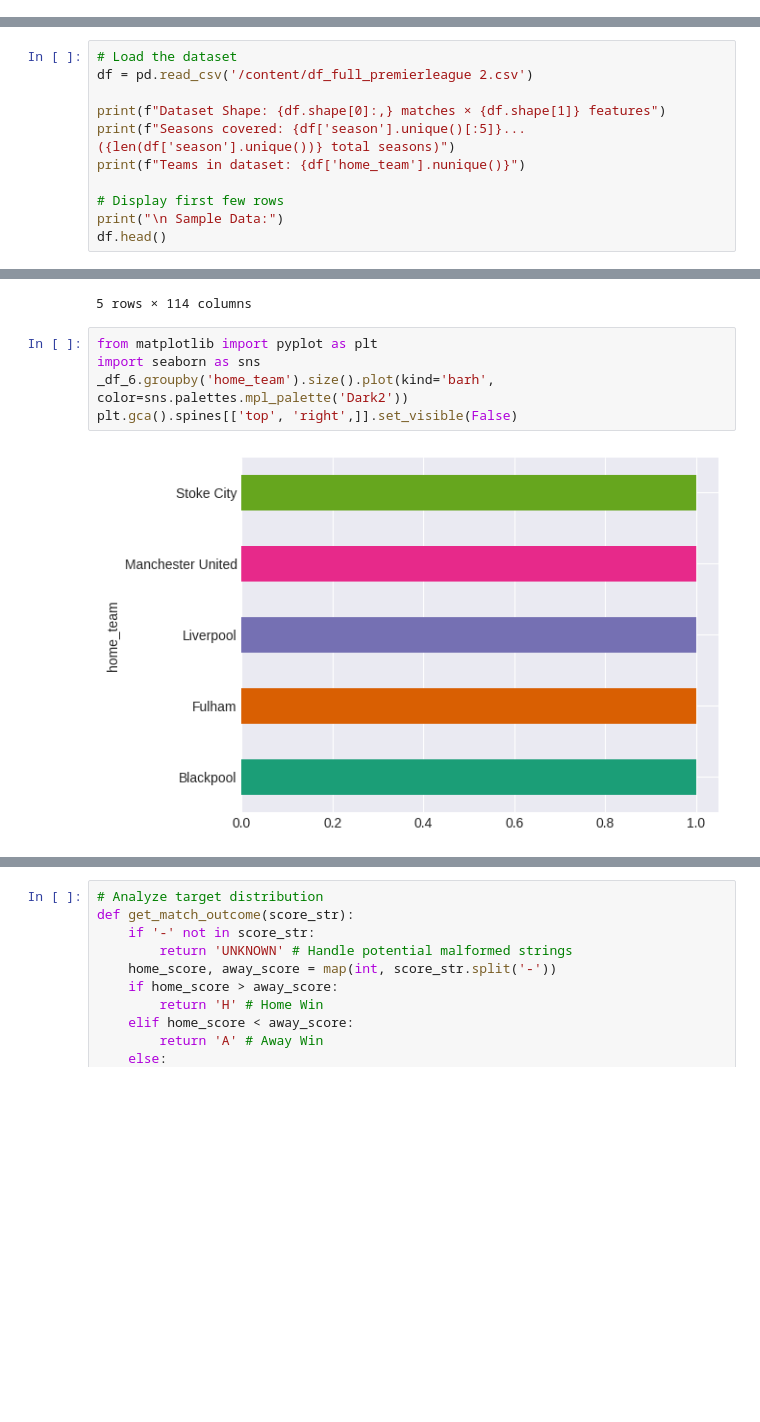
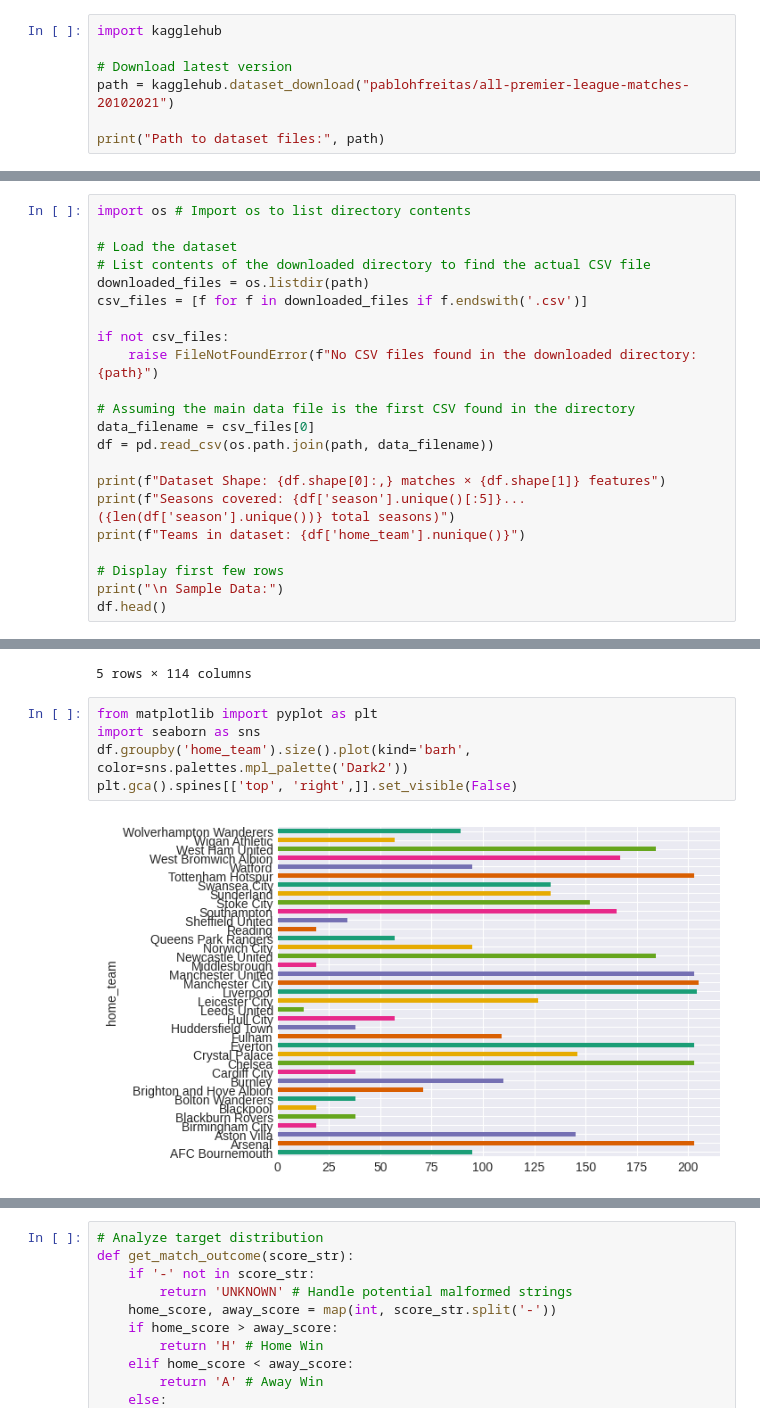
Before and after one commit to Eaglethatlives/Individual-Assignment-Machine-Learning-Tutorial, a Jupyter notebook: Enhanced_Tutorial_Logistic_Regression_vs_Random_Forests.ipynb, the cells around one changed output, grey strips where cells are left out. Saved outputs shown, nothing was run; the diff lists cells and outputs as text; blank space fills up the shorter version.

```diff
--- a/Enhanced_Tutorial_Logistic_Regression_vs_Random_Forests.ipynb
+++ b/Enhanced_Tutorial_Logistic_Regression_vs_Random_Forests.ipynb
@@ -150,3 +152,10 @@ print("✓ All libraries imported successfully!")
 ## 3. Data Loading and Exploration <a id="3-data"></a>
 
 Let's load our Premier League dataset and understand its structure.
+# %%
+import kagglehub
+
+# Download latest version
+path = kagglehub.dataset_download("pablohfreitas/all-premier-league-matches-20102021")
+
+print("Path to dataset files:", path)
@@ -153,6 +165,17 @@ Let's load our Premier League dataset and understand its structure.
 # %%
+import os # Import os to list directory contents
+
 # Load the dataset
-df = pd.read_csv('/content/df_full_premierleague 2.csv')
+# List contents of the downloaded directory to find the actual CSV file
+downloaded_files = os.listdir(path)
+csv_files = [f for f in downloaded_files if f.endswith('.csv')]
+
+if not csv_files:
+    raise FileNotFoundError(f"No CSV files found in the downloaded directory: {path}")
+
+# Assuming the main data file is the first CSV found in the directory
+data_filename = csv_files[0]
+df = pd.read_csv(os.path.join(path, data_filename))
 
 print(f"Dataset Shape: {df.shape[0]:,} matches × {df.shape[1]} features")
 print(f"Seasons covered: {df['season'].unique()[:5]}... ({len(df['season'].unique())} total seasons)")
@@ -177,10 +200,10 @@ Teams in dataset: 37
 # %%
 from matplotlib import pyplot as plt
 import seaborn as sns
-_df_6.groupby('home_team').size().plot(kind='barh', color=sns.palettes.mpl_palette('Dark2'))
+df.groupby('home_team').size().plot(kind='barh', color=sns.palettes.mpl_palette('Dark2'))
 plt.gca().spines[['top', 'right',]].set_visible(False)
 # %% [output]
-[figure, old version]
+[figure, new version]
 # %%
 # Check for missing values
 missing_pct = (df.isnull().sum() / len(df) * 100).round(2)
```
Also changed, not shown: parts of 5 cells of this notebook.
